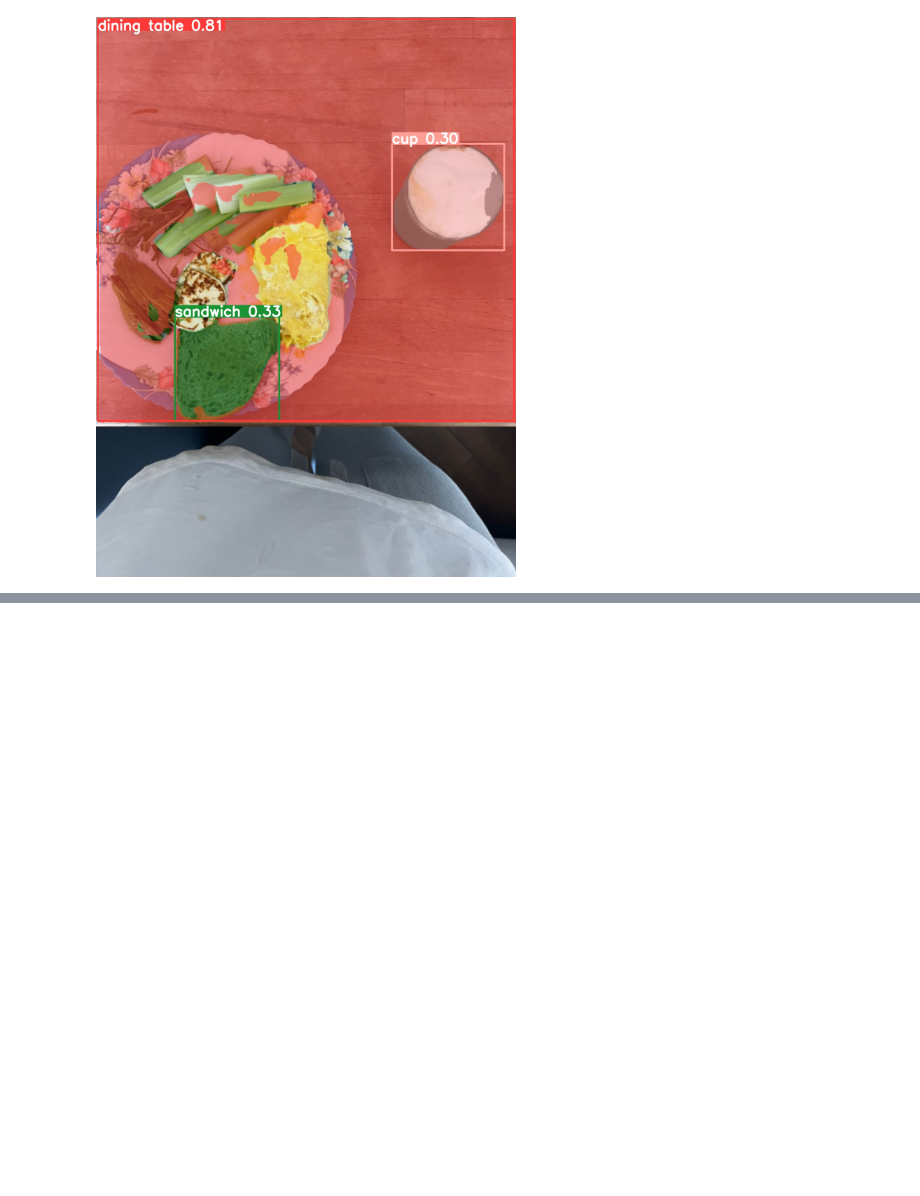
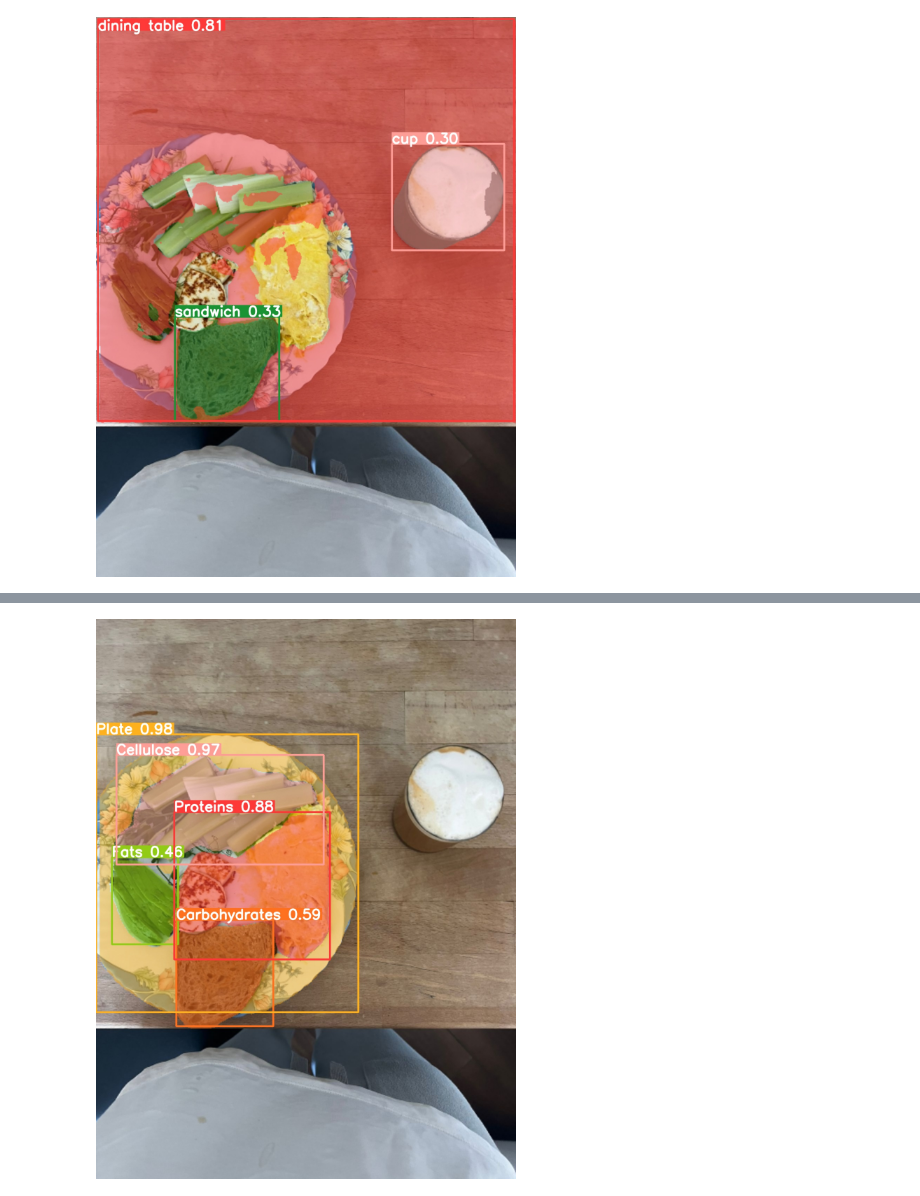
Before and after one commit to VakhromeevaKate/be-yolov8-my-data-train, a Jupyter notebook: YoloBeMyDataTrain.ipynb, the cells around one changed output, grey strips where cells are left out. Saved outputs shown, nothing was run; the diff lists cells and outputs as text; code cells hidden in the pictures; blank space fills up the shorter version.

```diff
--- a/YoloBeMyDataTrain.ipynb
+++ b/YoloBeMyDataTrain.ipynb
@@ -97,0 +108,4 @@ Note dataset download directory is '/Users/evakhromeeva/Projects/BeYOLOSegmentat
+# %%
+Image(filename='runs/segment/predict2/951896_0c8e78d0-bc83-4c17-b4a9-5c3787ed56d9.jpg', height=600)
+# %% [output]
+[figure, added]
```
Also changed, not shown: parts of 2 cells of this notebook.
